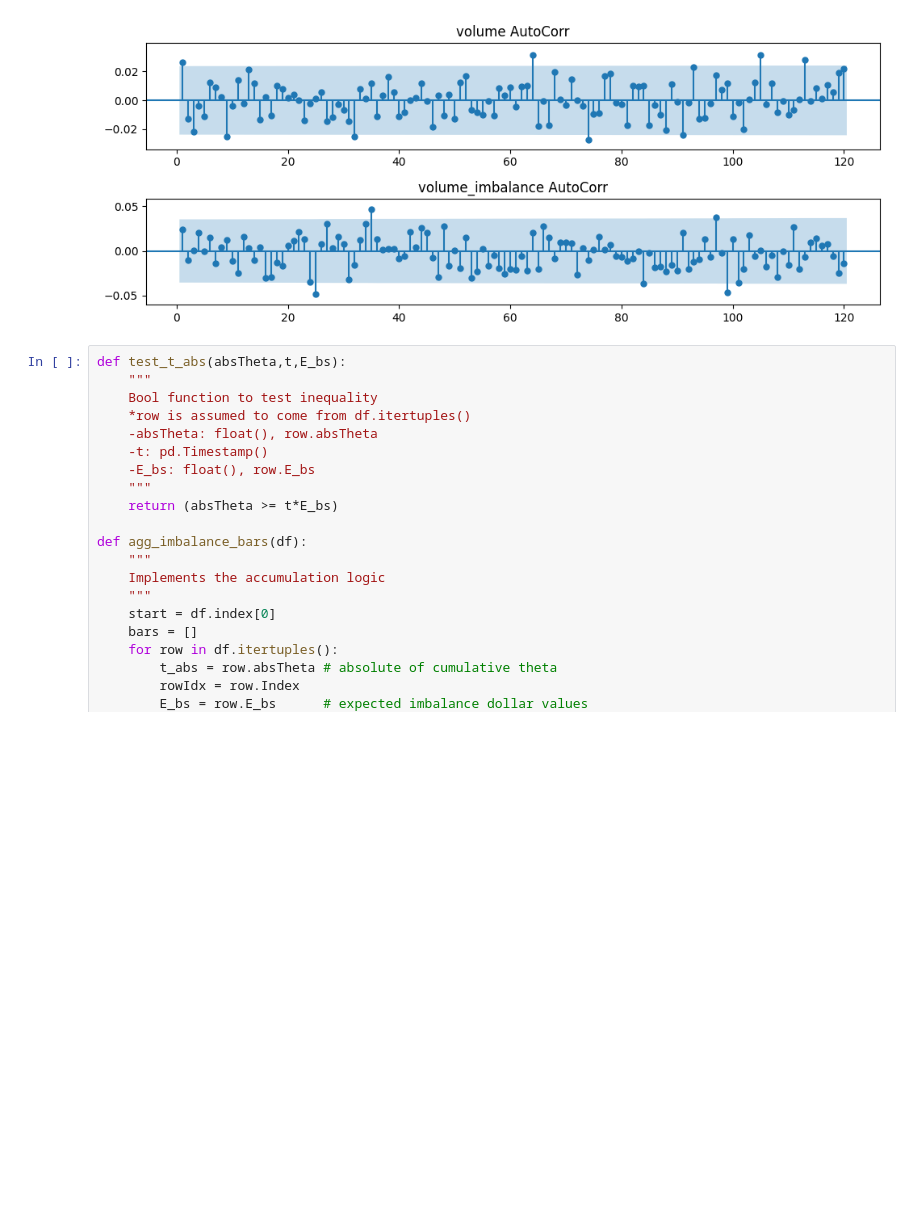
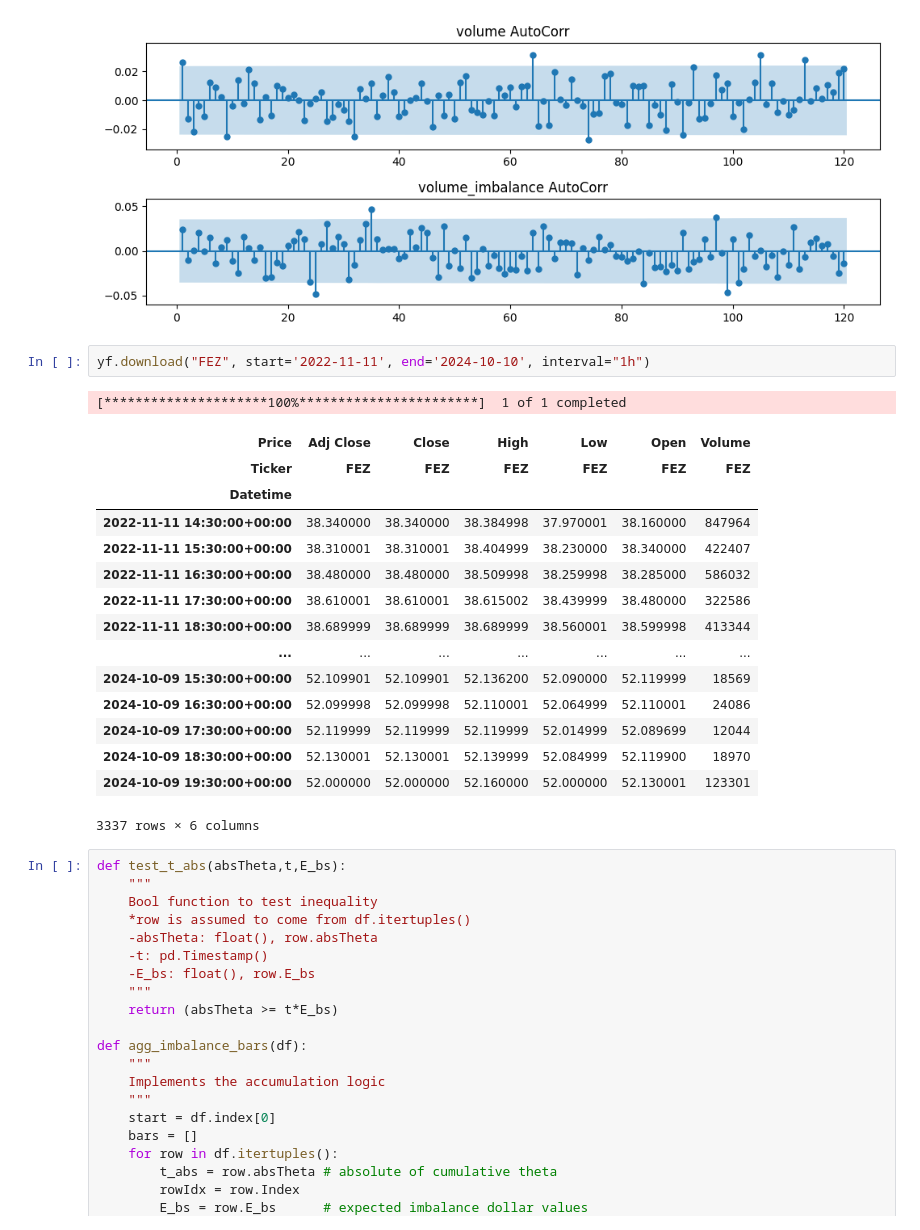
Before and after one commit to Goooo4it/Advances-in-Financial-Machine-Learning, a Jupyter notebook: 2.Financial_Data_Structures.ipynb, the cells around one changed output. Drawn from its saved outputs; the diff is of its cells as text; blank space fills up the shorter version.

Commit message:
started ETF trick

```diff
--- a/2.Financial_Data_Structures.ipynb
+++ b/2.Financial_Data_Structures.ipynb
@@ -588,6 +588,25 @@ bar_returns = [volume_returns, volume_imb_returns]
 plot_autocorr(bar_types,bar_returns)
 # %% [output]
 [figure]
+# %%
+yf.download("FEZ", start='2022-11-11', end='2024-10-10', interval="1h")
+# %% [output]
+[*********************100%***********************]  1 of 1 completed
+| Price | Adj Close | Close | High | Low | Open | Volume |
+| Ticker | FEZ | FEZ | FEZ | FEZ | FEZ | FEZ |
+| Datetime |  |  |  |  |  |  |
+| 2022-11-11 14:30:00+00:00 | 38.340000 | 38.340000 | 38.384998 | 37.970001 | 38.160000 | 847964 |
+| 2022-11-11 15:30:00+00:00 | 38.310001 | 38.310001 | 38.404999 | 38.230000 | 38.340000 | 422407 |
+| 2022-11-11 16:30:00+00:00 | 38.480000 | 38.480000 | 38.509998 | 38.259998 | 38.285000 | 586032 |
+| 2022-11-11 17:30:00+00:00 | 38.610001 | 38.610001 | 38.615002 | 38.439999 | 38.480000 | 322586 |
+| 2022-11-11 18:30:00+00:00 | 38.689999 | 38.689999 | 38.689999 | 38.560001 | 38.599998 | 413344 |
+| ... | ... | ... | ... | ... | ... | ... |
+| 2024-10-09 15:30:00+00:00 | 52.109901 | 52.109901 | 52.136200 | 52.090000 | 52.119999 | 18569 |
+| 2024-10-09 16:30:00+00:00 | 52.099998 | 52.099998 | 52.110001 | 52.064999 | 52.110001 | 24086 |
+| 2024-10-09 17:30:00+00:00 | 52.119999 | 52.119999 | 52.119999 | 52.014999 | 52.089699 | 12044 |
+| 2024-10-09 18:30:00+00:00 | 52.130001 | 52.130001 | 52.139999 | 52.084999 | 52.119900 | 18970 |
+| 2024-10-09 19:30:00+00:00 | 52.000000 | 52.000000 | 52.160000 | 52.000000 | 52.130001 | 123301 |
+3337 rows × 6 columns
 # %%
 def test_t_abs(absTheta,t,E_bs):
     """
```
Also changed, not shown: parts of 1 cell of this notebook.
